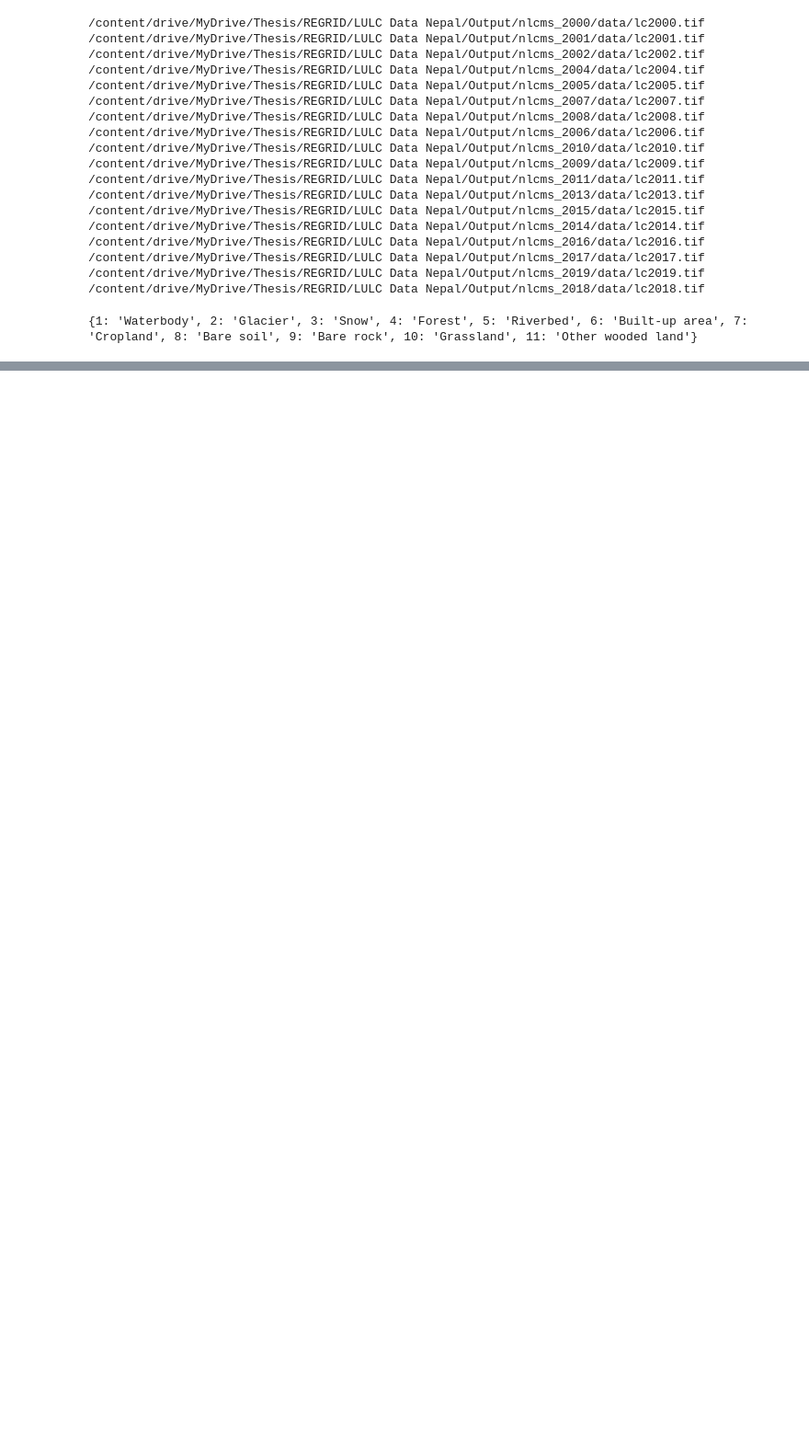
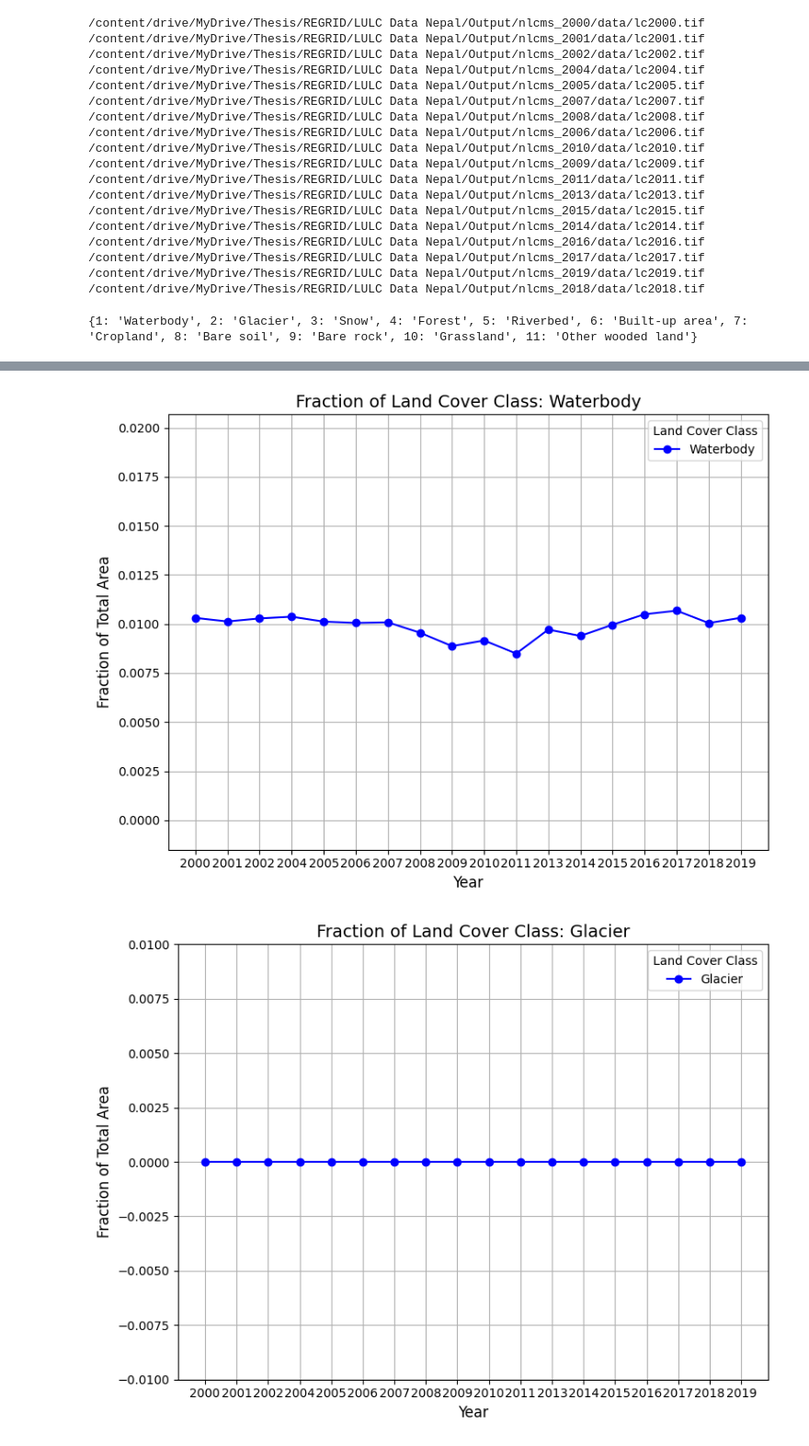
Before and after one commit to AshHydroCoder/LULC-Change, a Jupyter notebook: LULC_Change.ipynb, the cells around one changed output, grey strips where cells are left out. Shown at 92% size. Drawn from its saved outputs; the diff is of its cells as text; code cells hidden in the pictures; blank space fills up the shorter version.

Commit message:
Included code to clip for cluster

```diff
--- a/LULC_Change.ipynb
+++ b/LULC_Change.ipynb
@@ -129,0 +142,64 @@ for lc_class in land_cover_classes:
+# %%
+#Land use trend for specific cluster
+import os
+import rasterio
+from rasterio.mask import mask
+import geopandas as gpd
+import numpy as np
+import matplotlib.pyplot as plt
+
+# Define paths
+OUT = '/content/drive/MyDrive/Thesis/REGRID/LULC Data Nepal/Output/'
+shapefile_path = '/content/drive/MyDrive/Thesis/Cluster/cluster_5_2.shp'
+
+# Load the shapefile
+shapefile = gpd.read_file(shapefile_path)
+shapefile = shapefile.to_crs(crs=rasterio.open(os.path.join(OUT, os.listdir(OUT)[0])).crs)  # Ensure CRS matches raster
+
+# Extract geometry
+geometry = shapefile.geometry.values
+
+# Dictionary to store masked data
+land_cover_data = {}
+for tif in os.listdir(OUT):
+    if tif.endswith(".tif"):
+        year = tif.split("_")[-1][:-4]
+        with rasterio.open(os.path.join(OUT, tif)) as src:
+            # Mask the raster with the shapefile geometry
+            masked_data, _ = mask(src, geometry, crop=True)
+            land_cover_data[year] = masked_data[0]  # Read the first band
+
+# Proceed with the existing analysis
+years = sorted(land_cover_data.keys())
+land_cover_classes = np.arange(1, 12)
+fractions = {lc_class: [] for lc_class in land_cover_classes}
+
+for year in years:
+    data = land_cover_data[year]
+    valid = data[data > 0]  # Exclude pixels with value 0 (no data)
+    total_pixels = valid.size  # Total number of pixels in the raster
+    for lc_class in land_cover_classes:
+        class_pixel_count = np.sum(data == lc_class)
+        fraction = class_pixel_count / total_pixels  # Calculate fraction
+        fractions[lc_class].append(fraction)
+
+# Plotting
+for lc_class in land_cover_classes:
+    plt.figure(figsize=(8, 6))
+    fractions_class = fractions[lc_class]
+    max_fraction = max(fractions_class)
+    min_fraction = min(fractions_class)
+    plt.plot(years, fractions_class, marker='o', linestyle='-', color='b')
+    #class_name = f"Class {lc_class}"  # Replace with your land_cover_names if available
+    class_name = land_cover_names.get(lc_class, f"Class {lc_class}")
+    plt.title(f"Fraction of Land Cover Class: {class_name}", fontsize=14)
+    plt.xlabel("Year", fontsize=12)
+    plt.ylabel("Fraction of Total Area", fontsize=12)
+    plt.ylim(min_fraction - 0.01, max_fraction + 0.01)
+    plt.grid(True)
+    plt.legend([class_name], title="Land Cover Class")
+    plt.tight_layout()
+    plt.show()
+# %% [output]
+[figure, added]
+[figure, added]
```
Also changed, not shown: parts of 3 cells of this notebook.
